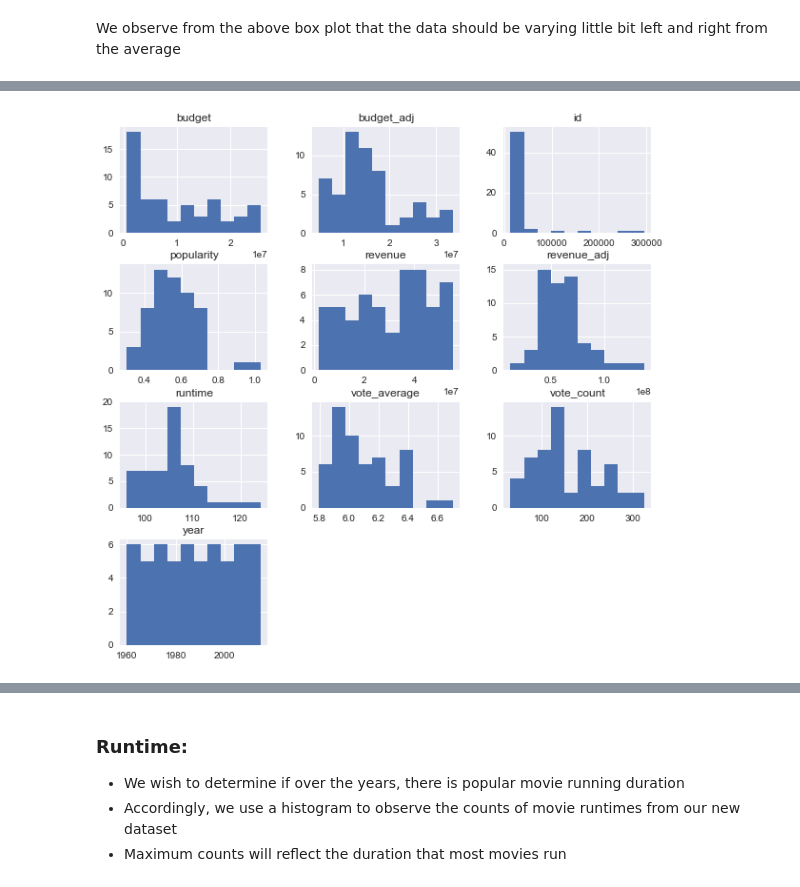
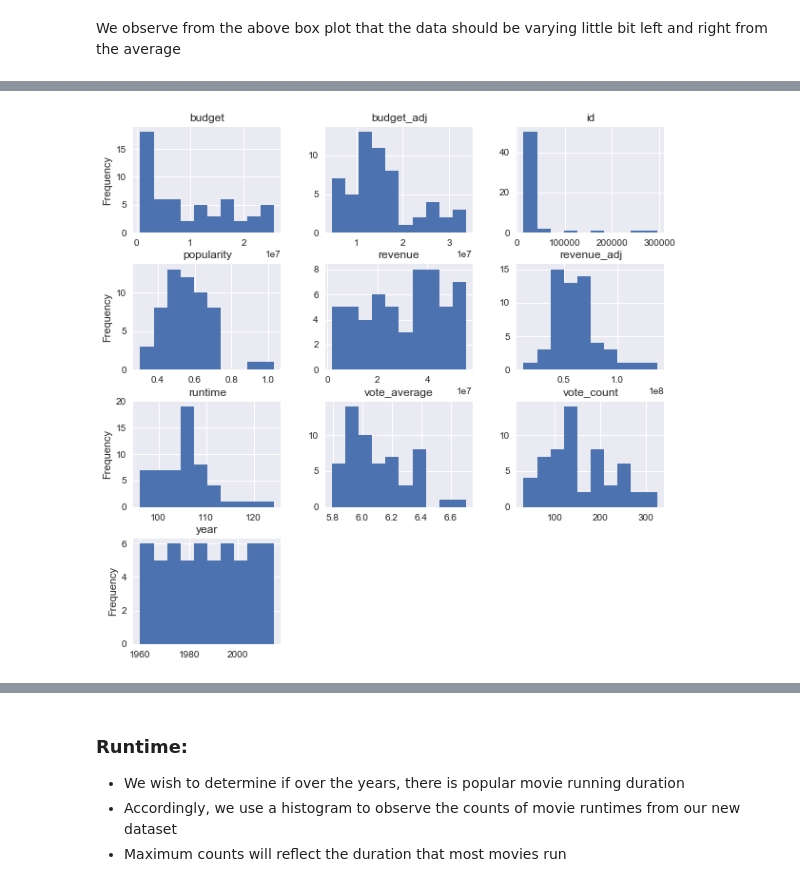
Before and after one commit to johirbuet/TMDBDataAnalysis, a Jupyter notebook: InvestigateTMDBData.ipynb, the cells around one changed output, grey strips where cells are left out. Saved outputs shown, nothing was run; the diff lists cells and outputs as text; code cells hidden in the pictures.

```diff
--- a/InvestigateTMDBData.ipynb
+++ b/InvestigateTMDBData.ipynb
@@ -284,5 +286,11 @@ data_grouped = data_imdb.groupby('release_year').mean()
 # %%
 #Initial exploration to see possible trends visually
-data_grouped.hist(figsize=(10,10));
+ax = data_grouped.hist(figsize=(10,10));
+l = ['budget','budjet_adj','id','popularity','revenue','revenue_adj','runtime','vote_average','voute_count','year']
+i = 0
+for x in ax:
+    #x[0].set_xlabel(l[i])
+    x[0].set_ylabel('Frequency')
+    i = i + 1
 # %% [output]
-[figure, old version]
+[figure, new version]
```
Also changed, not shown: parts of 11 cells of this notebook.
